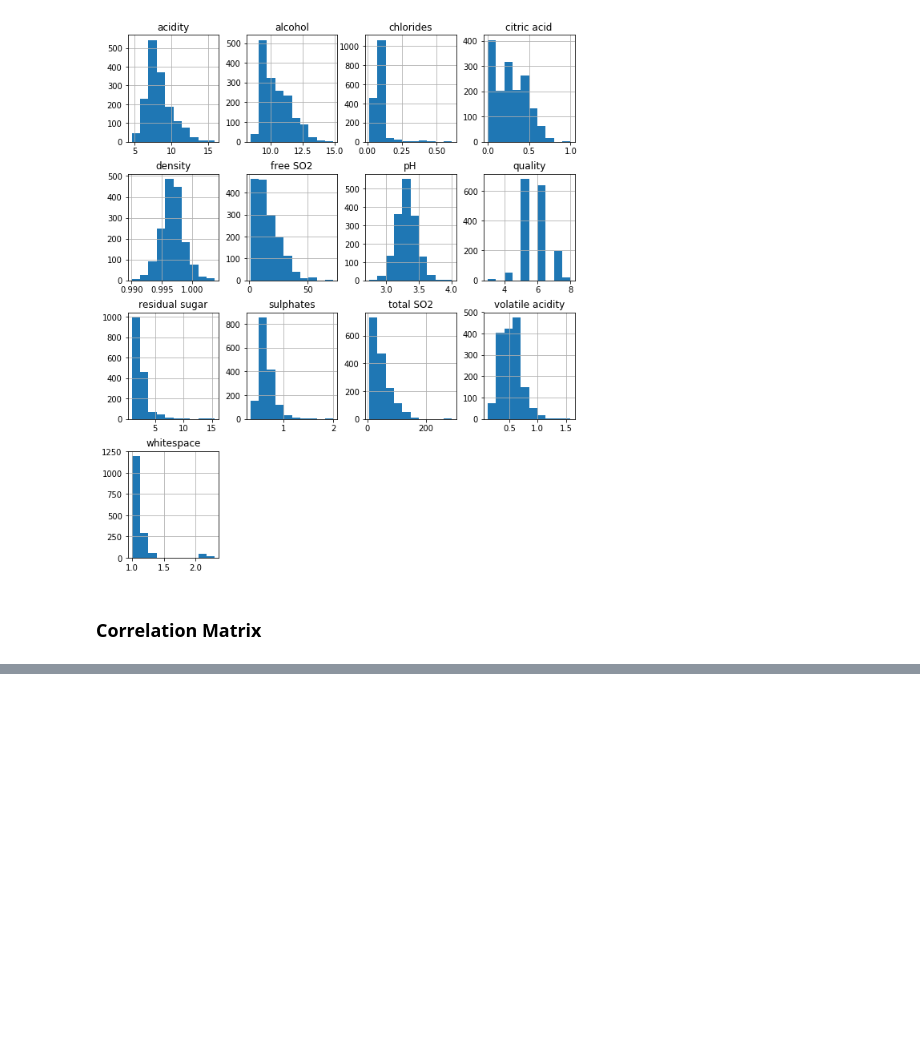
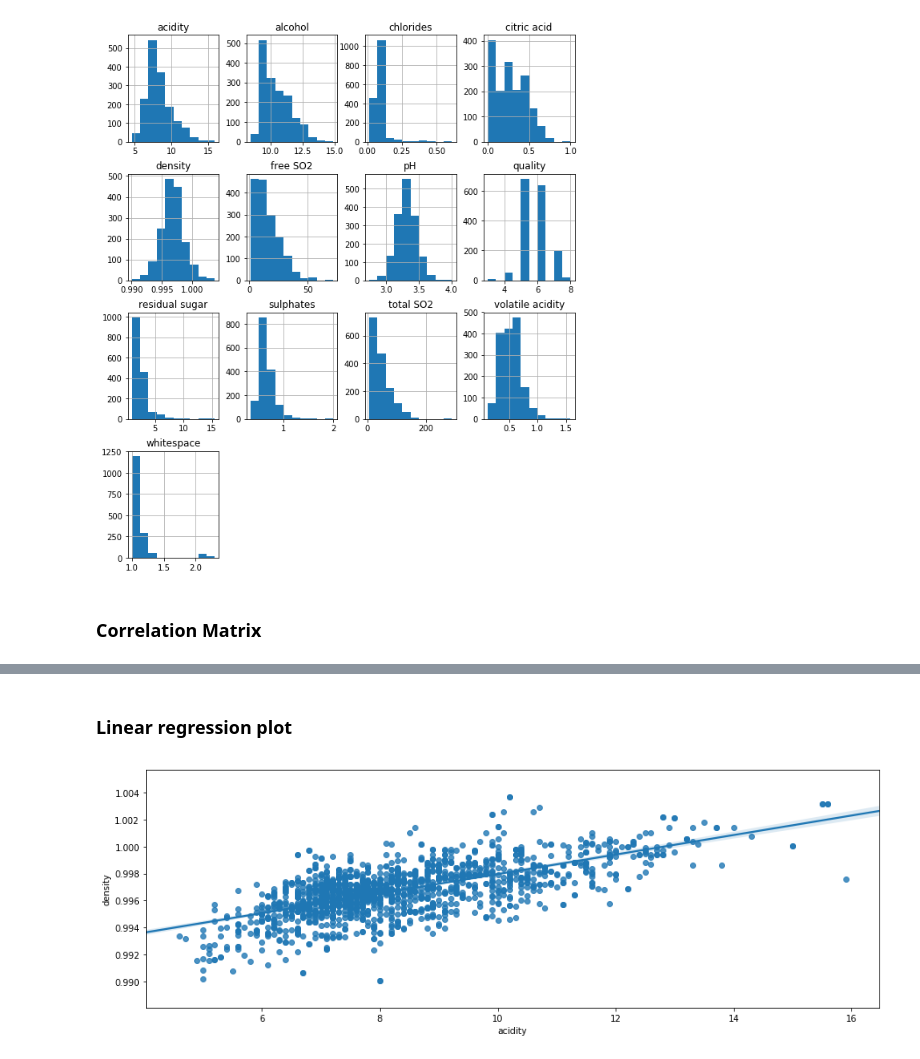
Before and after one commit to syazwanz/eda-toolbox, a Jupyter notebook: EDA Toolbox.ipynb, the cells around one changed output, grey strips where cells are left out. Cells and saved outputs as stored; diff of their text form; code cells hidden in the pictures; blank space fills up the shorter version.

```diff
--- a/EDA Toolbox.ipynb
+++ b/EDA Toolbox.ipynb
@@ -267,5 +329,8 @@ plt.show()
+# %% [markdown]
+### Linear regression plot
 # %%
 plt.figure(figsize=(15, 5))
-ax = sns.boxplot(x='sex',y='charges',data=df)
-# ax.set(xlabel='Quality', ylabel='Alcohol')
+sns.regplot(x='acidity',y='density',data=df)
 plt.show()
+# %% [output]
+[figure, added]
```
Also changed, not shown: parts of 42 cells of this notebook.
